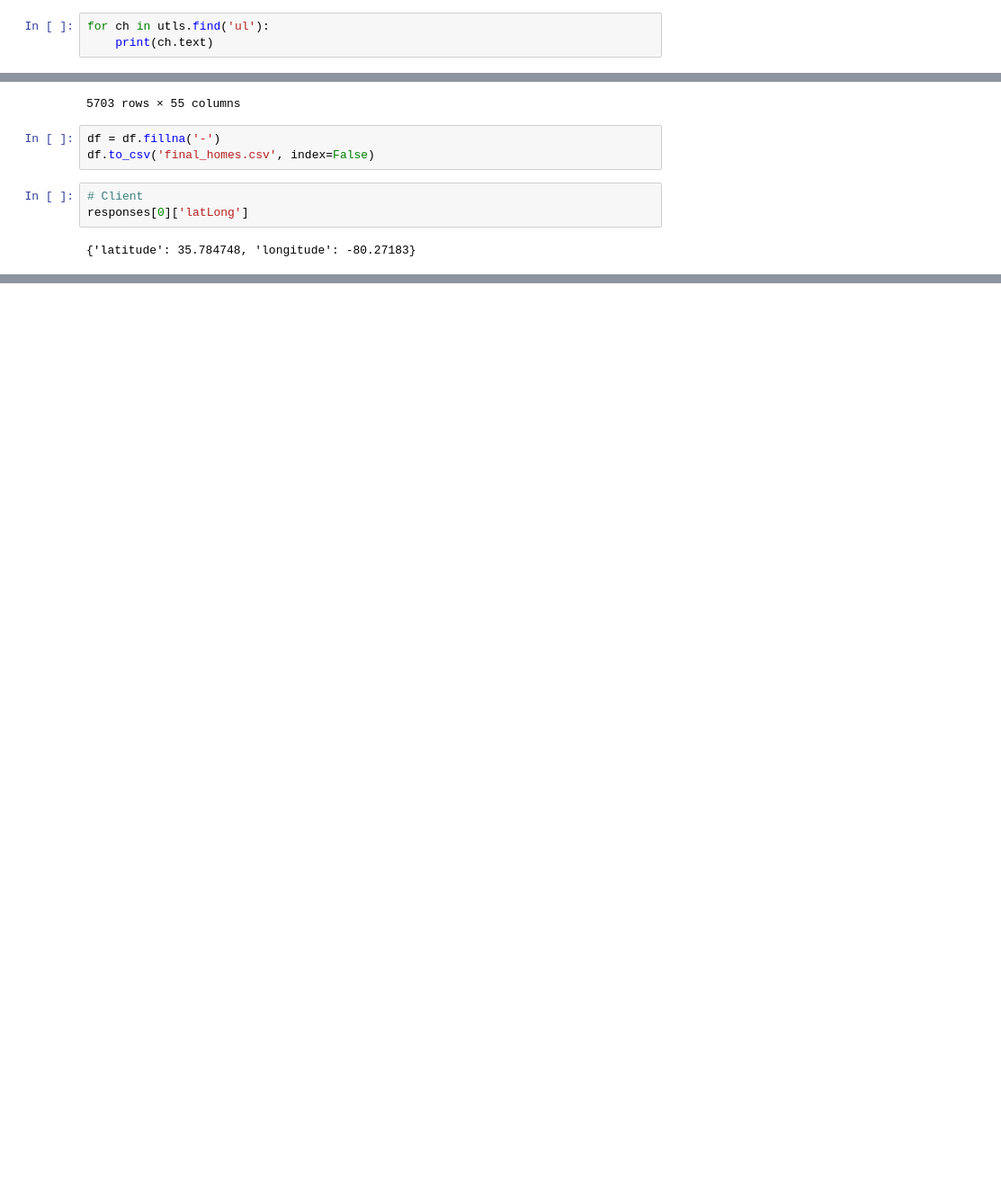
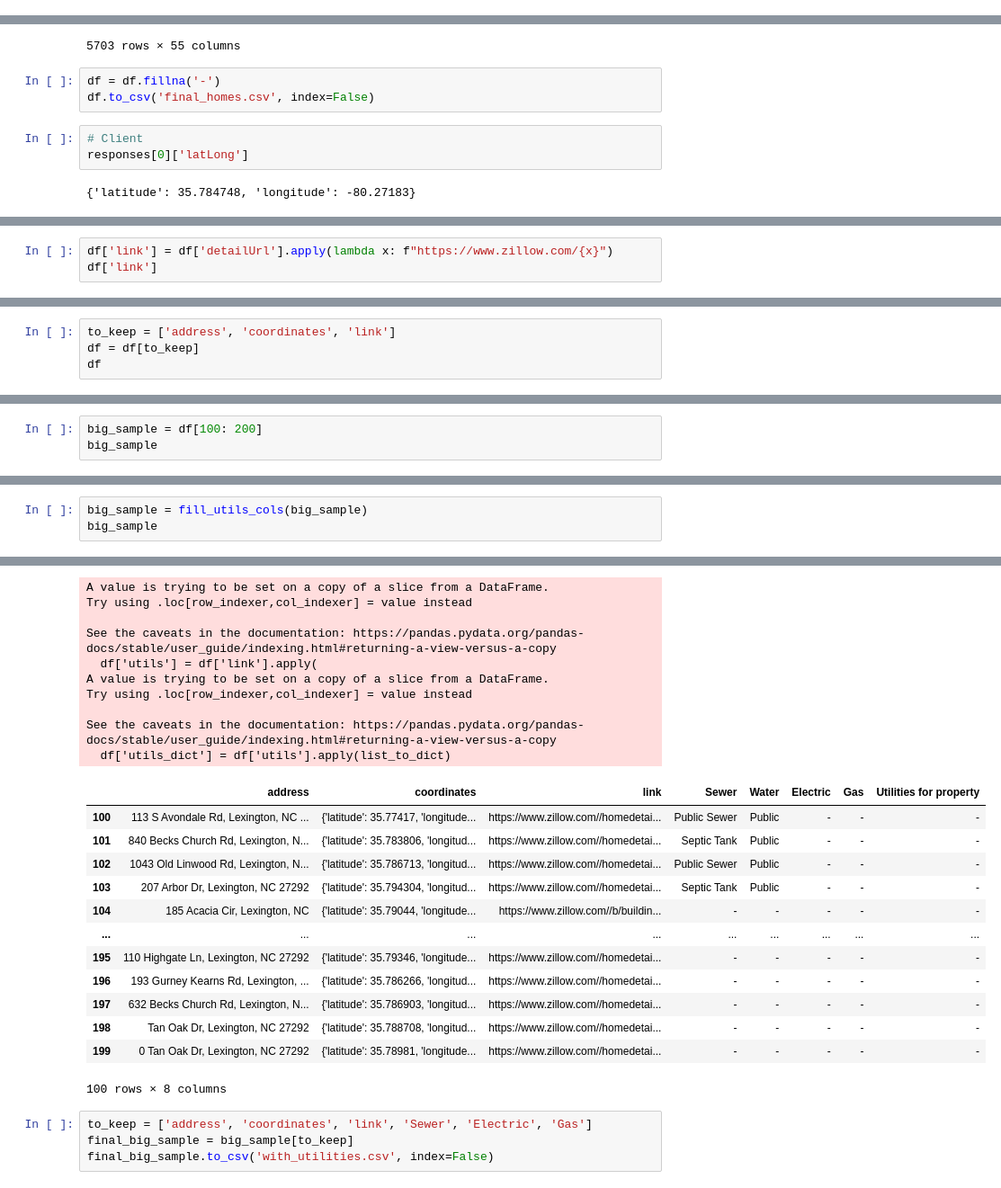
Before and after one commit to mido-99/Scrape-collection, a Jupyter notebook: zillow_homes/Manipulate data.ipynb, the cells around one changed output, grey strips where cells are left out. Shown at 90% size. Drawn from its saved outputs; the diff is of its cells as text; blank space fills up the shorter version.

Commit message:
Collect utilites data

```diff
--- a/zillow_homes/Manipulate data.ipynb
+++ b/zillow_homes/Manipulate data.ipynb
@@ -12,3 +0,0 @@ utls = soup.find(string='Utilities & green energy').next
-# %%
-for ch in utls.find('ul'):
-    print(ch.text)
@@ -373,0 +339,3 @@ df
+# %%
+df['link'] = df['detailUrl'].apply(lambda x: f"https://www.zillow.com/{x}")
+df['link']
@@ -373,0 +355,4 @@ df
+# %%
+to_keep = ['address', 'coordinates', 'link']
+df = df[to_keep]
+df
@@ -373,0 +482,3 @@ df
+# %%
+big_sample = df[100: 200]
+big_sample
@@ -373,0 +499,4 @@ df
+# %%
+big_sample = fill_utils_cols(big_sample)
+big_sample
+# %% [output]
@@ -373,0 +520,27 @@ df
+A value is trying to be set on a copy of a slice from a DataFrame.
+Try using .loc[row_indexer,col_indexer] = value instead
+
+See the caveats in the documentation: https://pandas.pydata.org/pandas-docs/stable/user_guide/indexing.html#returning-a-view-versus-a-copy
+  df['utils'] = df['link'].apply(
+A value is trying to be set on a copy of a slice from a DataFrame.
+Try using .loc[row_indexer,col_indexer] = value instead
+
+See the caveats in the documentation: https://pandas.pydata.org/pandas-docs/stable/user_guide/indexing.html#returning-a-view-versus-a-copy
+  df['utils_dict'] = df['utils'].apply(list_to_dict)
+|  | address | coordinates | link | Sewer | Water | Electric | Gas | Utilities for property |
+| 100 | 113 S Avondale Rd, Lexington, NC ... | {'latitude': 35.77417, 'longitude... | https://www.zillow.com//homedetai... | Public Sewer | Public | - | - | - |
+| 101 | 840 Becks Church Rd, Lexington, N... | {'latitude': 35.783806, 'longitud... | https://www.zillow.com//homedetai... | Septic Tank | Public | - | - | - |
+| 102 | 1043 Old Linwood Rd, Lexington, N... | {'latitude': 35.786713, 'longitud... | https://www.zillow.com//homedetai... | Public Sewer | Public | - | - | - |
+| 103 | 207 Arbor Dr, Lexington, NC 27292 | {'latitude': 35.794304, 'longitud... | https://www.zillow.com//homedetai... | Septic Tank | Public | - | - | - |
+| 104 | 185 Acacia Cir, Lexington, NC | {'latitude': 35.79044, 'longitude... | https://www.zillow.com//b/buildin... | - | - | - | - | - |
+| ... | ... | ... | ... | ... | ... | ... | ... | ... |
+| 195 | 110 Highgate Ln, Lexington, NC 27292 | {'latitude': 35.79346, 'longitude... | https://www.zillow.com//homedetai... | - | - | - | - | - |
+| 196 | 193 Gurney Kearns Rd, Lexington, ... | {'latitude': 35.786266, 'longitud... | https://www.zillow.com//homedetai... | - | - | - | - | - |
+| 197 | 632 Becks Church Rd, Lexington, N... | {'latitude': 35.786903, 'longitud... | https://www.zillow.com//homedetai... | - | - | - | - | - |
+| 198 | Tan Oak Dr, Lexington, NC 27292 | {'latitude': 35.788708, 'longitud... | https://www.zillow.com//homedetai... | - | - | - | - | - |
+| 199 | 0 Tan Oak Dr, Lexington, NC 27292 | {'latitude': 35.78981, 'longitude... | https://www.zillow.com//homedetai... | - | - | - | - | - |
+100 rows × 8 columns
+# %%
+to_keep = ['address', 'coordinates', 'link', 'Sewer', 'Electric', 'Gas']
+final_big_sample = big_sample[to_keep]
+final_big_sample.to_csv('with_utilities.csv', index=False)
```
Also changed, not shown: parts of 17 cells of this notebook, 1 other file.
